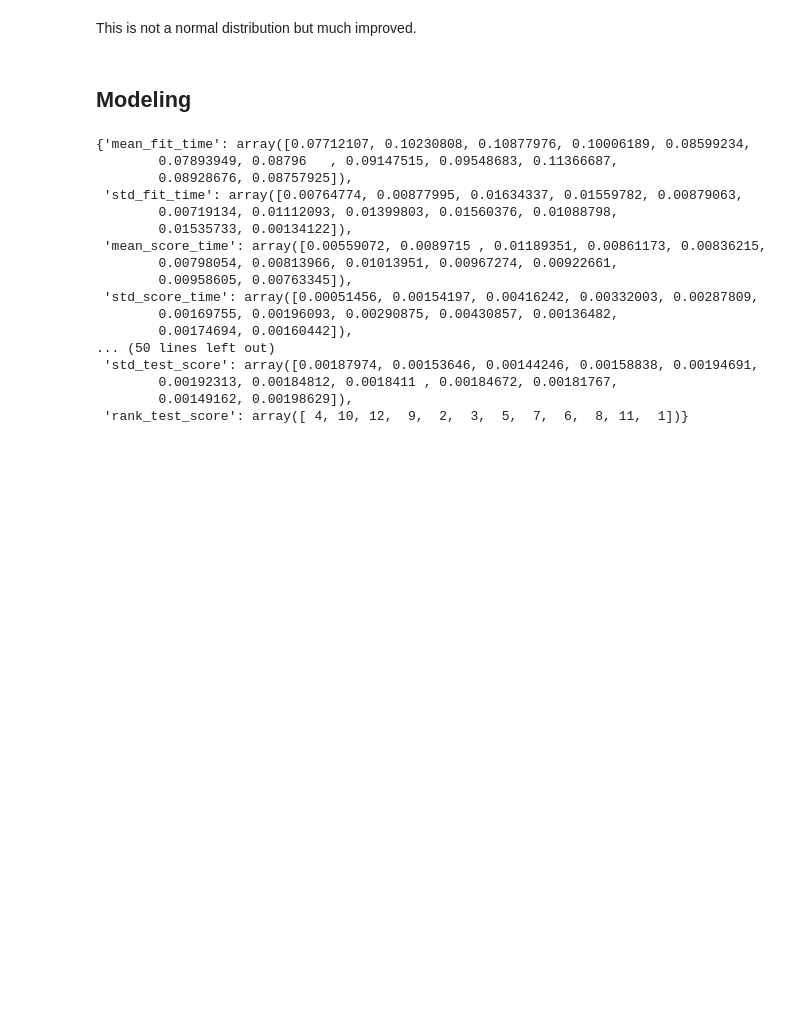
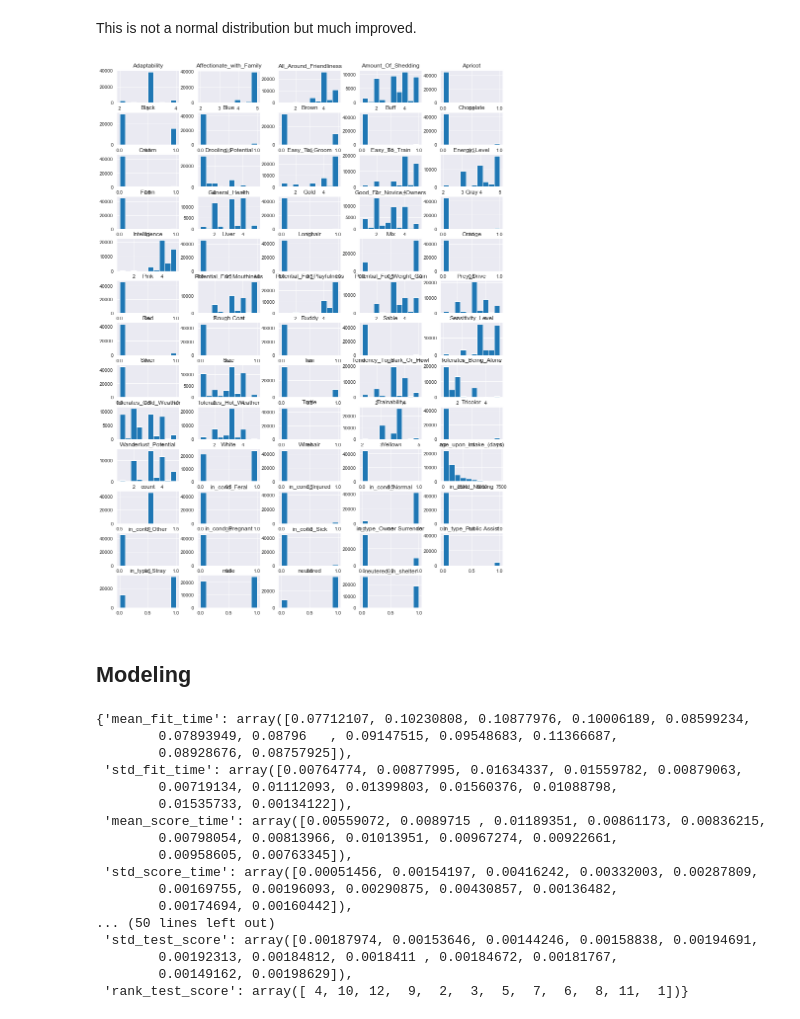
Before and after one commit to chrisoyer/supervised_learning_capstone, a Jupyter notebook: dog_adoption_SL_capstone.ipynb, the cells around one changed output. Saved outputs shown, nothing was run; the diff lists cells and outputs as text; code cells hidden in the pictures; blank space fills up the shorter version.

```diff
--- a/dog_adoption_SL_capstone.ipynb
+++ b/dog_adoption_SL_capstone.ipynb
@@ -507 +585,3 @@ X_train, X_test, y_train, y_test = train_test_split(X, y, test_size=.3)
+# %%
+X = X.drop(columns=['Shorthair'])
 # %%
@@ -551,5 +630,9 @@ sns.distplot(y_train);
 # %% [markdown]
 This is not a normal distribution but much improved.
+# %%
+X.hist(layout=(-1,5), figsize=(14,20));
+# %% [output]
+[figure, added]
 # %% [markdown]
 ## Modeling
 # %%
```
Also changed, not shown: parts of 23 cells of this notebook.
